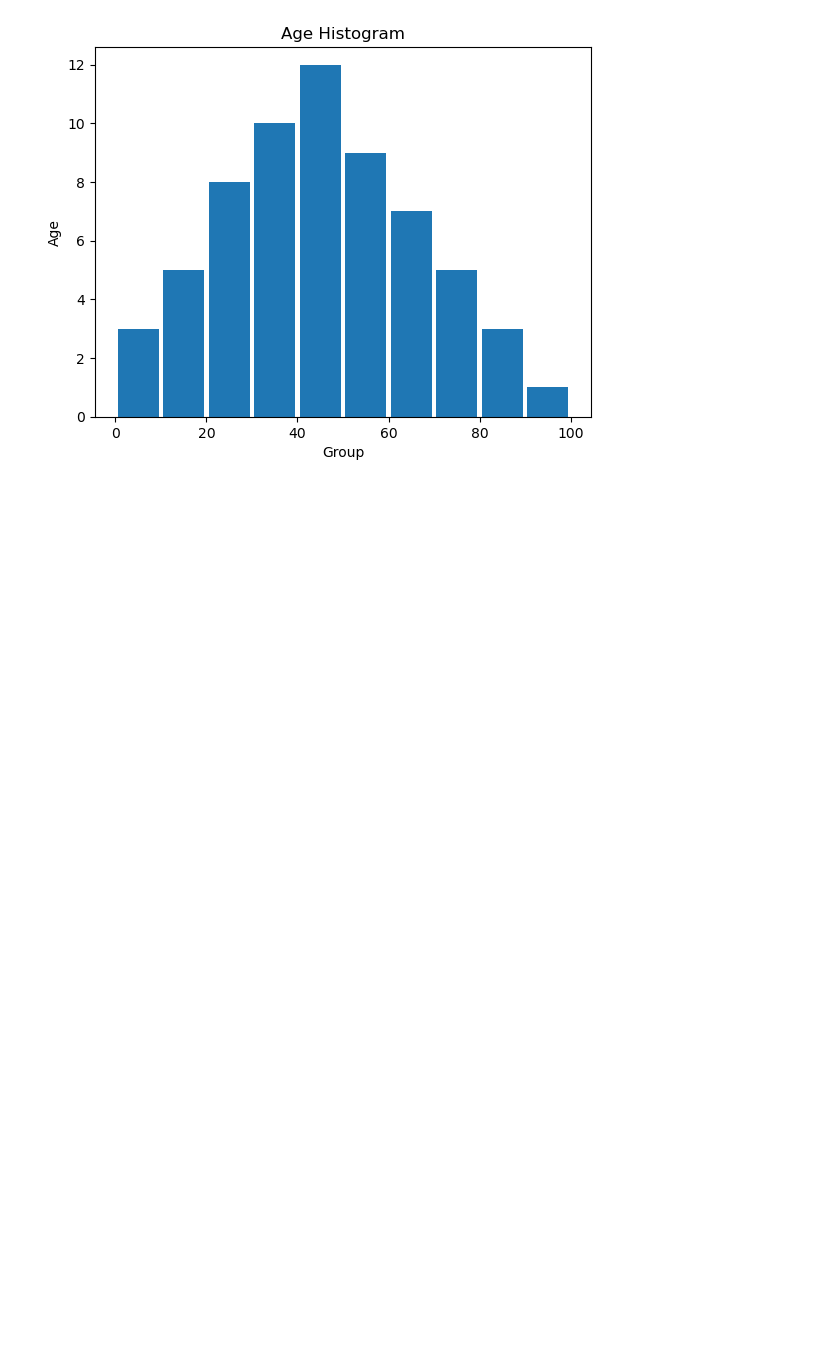
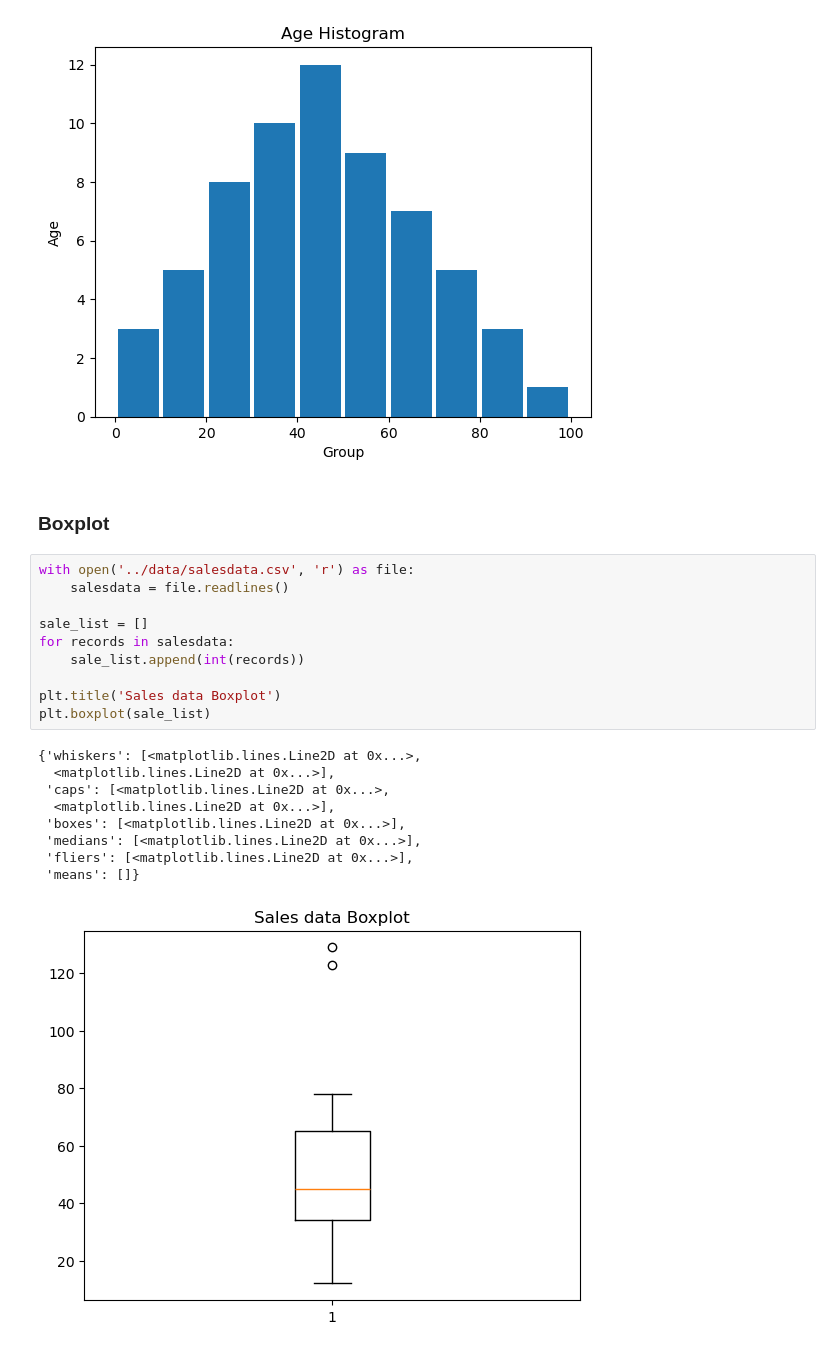
Before and after one commit to vishaltechevangelist/cds_and_ml, a Jupyter notebook: notebooks/data-visualization.ipynb, the cells around one changed output. Cells and saved outputs as stored; diff of their text form; blank space fills up the shorter version.

Commit message:
completing data visualization include histogram, bar, pie, scatter, boxplot, multiple plot in figure and customization of different plots

```diff
--- a/notebooks/data-visualization.ipynb
+++ b/notebooks/data-visualization.ipynb
@@ -57,3 +57,25 @@ plt.hist(age_list, bins, rwidth=0.9)
  array([  0.,  10.,  20.,  30.,  40.,  50.,  60.,  70.,  80.,  90., 100.]),
  <BarContainer object of 10 artists>)
 [figure]
+# %% [markdown]
+### Boxplot
+# %%
+with open('../data/salesdata.csv', 'r') as file:
+    salesdata = file.readlines()
+
+sale_list = []
+for records in salesdata:
+    sale_list.append(int(records))
+
+plt.title('Sales data Boxplot')
+plt.boxplot(sale_list)
+# %% [output]
+{'whiskers': [<matplotlib.lines.Line2D at 0x...>,
+  <matplotlib.lines.Line2D at 0x...>],
+ 'caps': [<matplotlib.lines.Line2D at 0x...>,
+  <matplotlib.lines.Line2D at 0x...>],
+ 'boxes': [<matplotlib.lines.Line2D at 0x...>],
+ 'medians': [<matplotlib.lines.Line2D at 0x...>],
+ 'fliers': [<matplotlib.lines.Line2D at 0x...>],
+ 'means': []}
+[figure, added]
```
Also changed, not shown: parts of 13 cells of this notebook, 3 other files.
